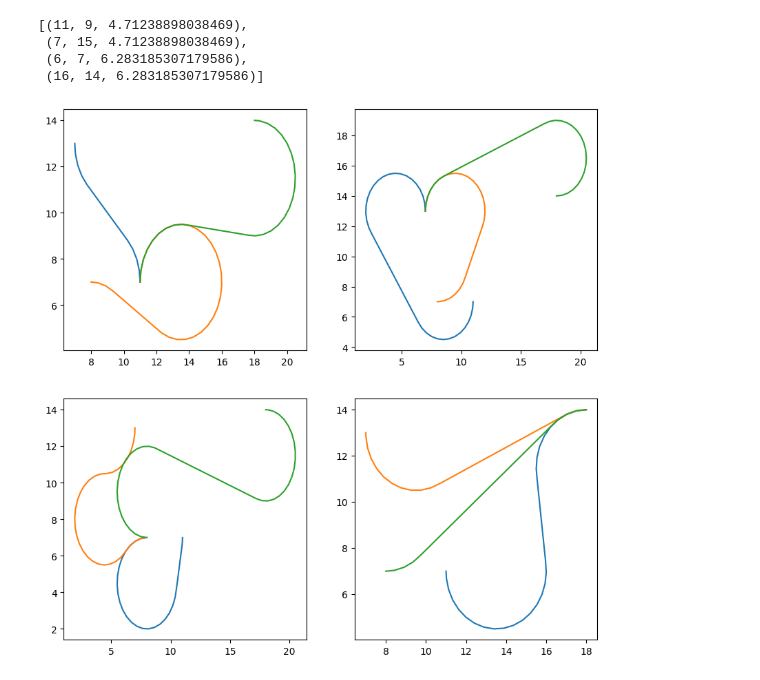
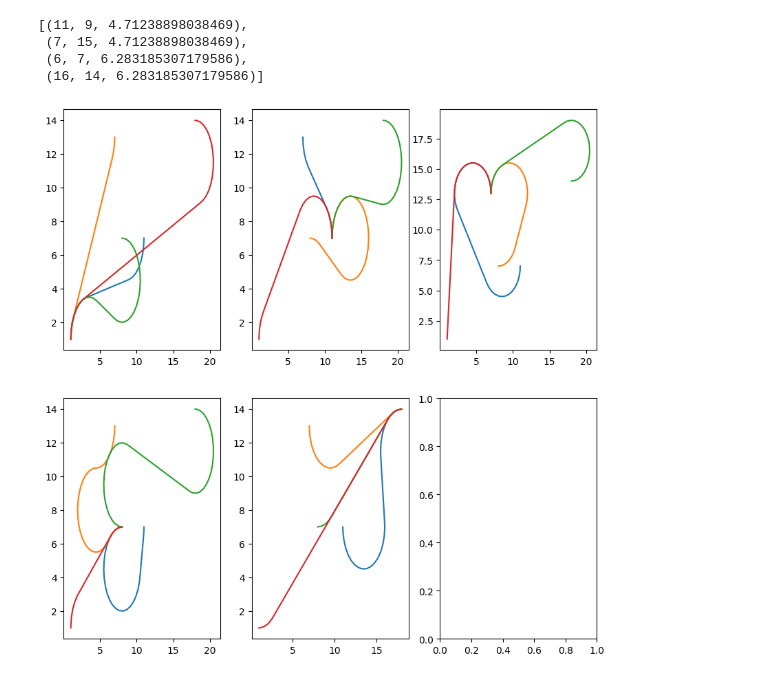
Before and after one commit to SleepHan/SC2079-MDP, a Jupyter notebook: Python/Dubins/RRT-Dubins.ipynb, the cells around one changed output. Drawn from its saved outputs; the diff is of its cells as text; code cells hidden in the pictures.

Commit message:
Included start and end positions of path

```diff
--- a/Python/Dubins/RRT-Dubins.ipynb
+++ b/Python/Dubins/RRT-Dubins.ipynb
@@ -27,16 +29,24 @@ obstacleList = [(11, 9, directions['South']),
                 (6, 7, directions['East']),
                 (16, 14, directions['East'])]
 
+initPosition = (1, 1, directions['North'])
+
+# First element represents the inital position the RC will be in
 # Positions RC is expected to be in to accurately capture the image of the obstacles
 # Obstacle Orientation to RC Position
 # North:    Y-Axis + 2, Directions to be South
 # East:     X-Axis + 2, Directions to be West
 # South:    Y-Axis - 2, Directions to be North
 # West:     X-Axis - 2, Directions to be East
-positions = [(11, 7, directions['North']),
+positions = [initPosition,
+            (11, 7, directions['North']),
             (7, 13, directions['North']),
             (8, 7, directions['West']),
             (18, 14, directions['West'])]
+
+# Possible positions RC will complete its pathing in
+finalPositions = [(1, 1, directions['South']),
+                  (1, 1, directions['West'])]
 # %%
 obstacleList
 # %% [output]
@@ -48,39 +58,47 @@ obstacleList
 local_planner = Dubins(2.5, .5)
 
 adjMat = []
+
 for start in positions:
     paths = []
 
     for dst in positions:
-        if dst != start:
+        if dst != start and dst != initPosition:
             # Tuple: (Total_Dist, Specific_Dist, Pathing)
             paths.append(local_planner.dubins_path(start, dst))
 
+    if start != initPosition:
+        paths.append(min(local_planner.dubins_path(start, finalPositions[0]), local_planner.dubins_path(start, finalPositions[1])))
+
     adjMat.append(paths)
 # %%
 plt.rcParams['figure.figsize'] = [10, 10]
 # plt.grid()
 # plt.xticks(np.arange(0, 19, 1.0))
 # plt.yticks(np.arange(0, 19, 1.0))
 
-fig, ax = plt.subplots(2, 2)
+fig, ax = plt.subplots(2, 3)
 
 for path in adjMat[0]:
     pathing = path[2]
     ax[0, 0].plot(pathing[:, 0], pathing[:, -1])
 
 for path in adjMat[1]:
     pathing = path[2]
     ax[0, 1].plot(pathing[:, 0], pathing[:, -1])
 
 for path in adjMat[2]:
     pathing = path[2]
+    ax[0, 2].plot(pathing[:, 0], pathing[:, -1])
+
+for path in adjMat[3]:
+    pathing = path[2]
     ax[1, 0].plot(pathing[:, 0], pathing[:, -1])
 
-for path in adjMat[3]:
+for path in adjMat[4]:
     pathing = path[2]
     ax[1, 1].plot(pathing[:, 0], pathing[:, -1])
 
 plt.show()
 # %% [output]
-[figure, old version]
+[figure, new version]
```
Also changed, not shown: parts of 1 cell of this notebook.
